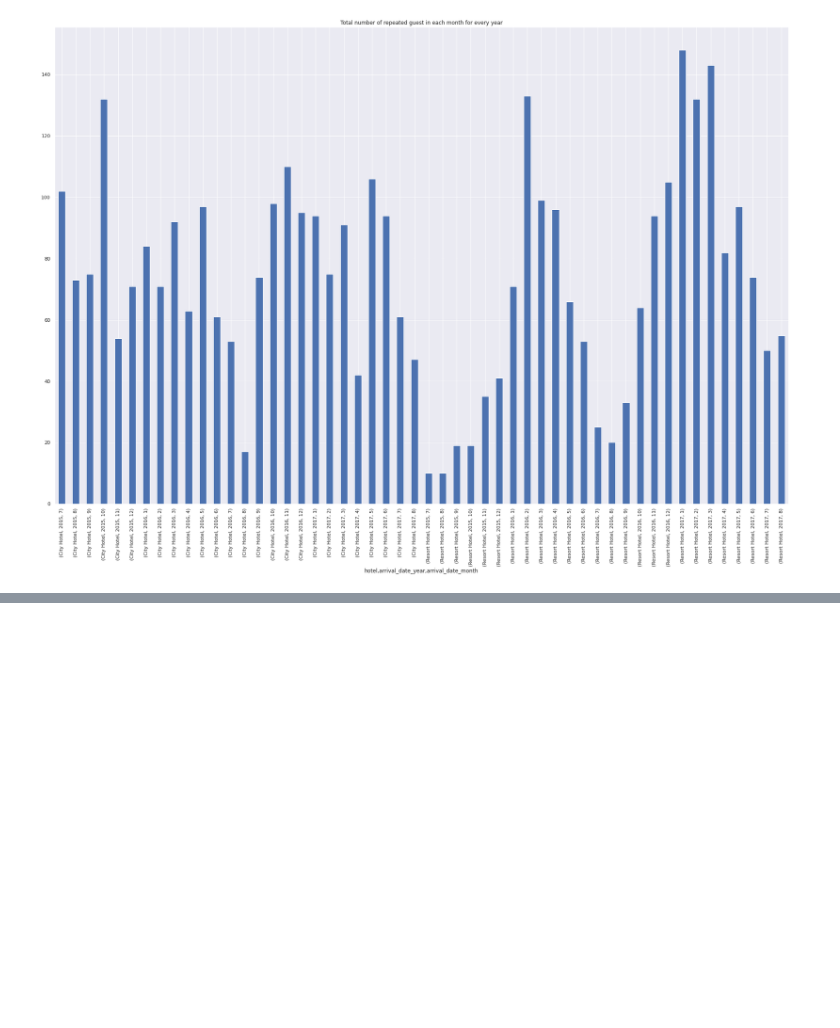
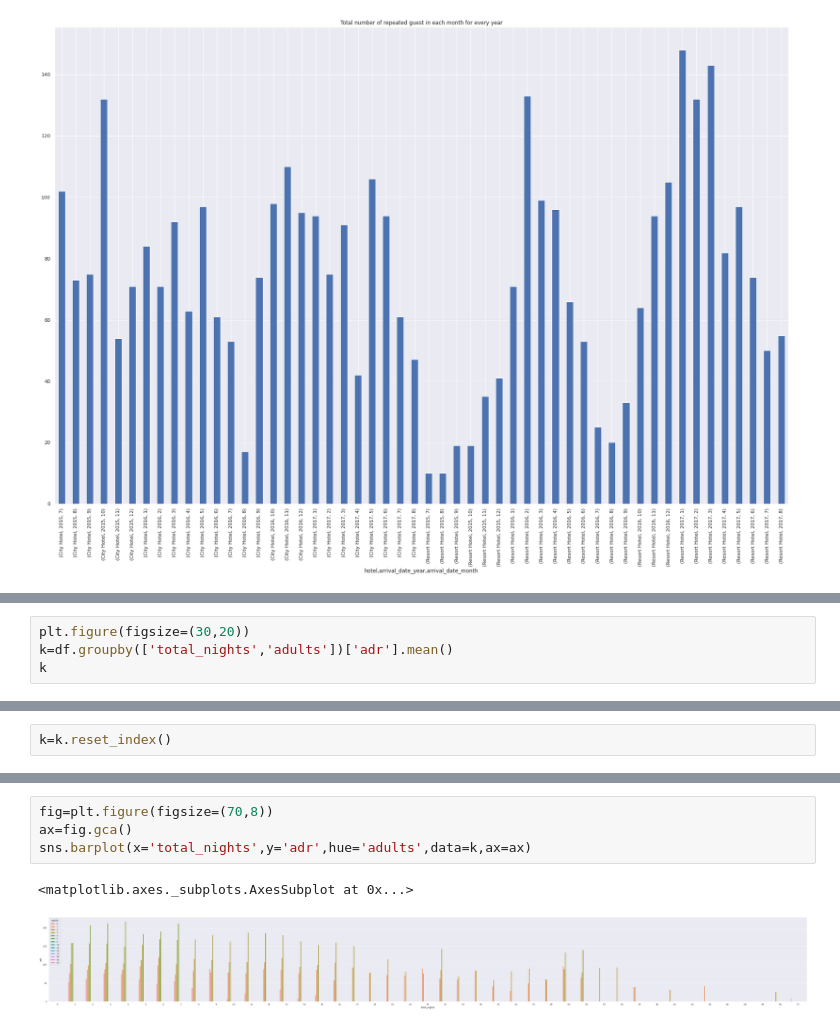
Before and after one commit to shivakumar17/hotel-booking, a Jupyter notebook: Copy_of_Hotel_Booking_Analysis_Capstone_Project.ipynb, the cells around one changed output, grey strips where cells are left out. Cells and saved outputs as stored; diff of their text form; blank space fills up the shorter version.

```diff
--- a/Copy_of_Hotel_Booking_Analysis_Capstone_Project.ipynb
+++ b/Copy_of_Hotel_Booking_Analysis_Capstone_Project.ipynb
@@ -362,0 +378,4 @@ Text(0.5, 1.0, 'Total number of repeated guest in each month for every year')
+# %%
+plt.figure(figsize=(30,20))
+k=df.groupby(['total_nights','adults'])['adr'].mean()
+k
@@ -362,0 +397,2 @@ Text(0.5, 1.0, 'Total number of repeated guest in each month for every year')
+# %%
+k=k.reset_index()
@@ -362,0 +431,7 @@ Text(0.5, 1.0, 'Total number of repeated guest in each month for every year')
+# %%
+fig=plt.figure(figsize=(70,8))
+ax=fig.gca()
+sns.barplot(x='total_nights',y='adr',hue='adults',data=k,ax=ax)
+# %% [output]
+<matplotlib.axes._subplots.AxesSubplot at 0x...>
+[figure, added]
```
Also changed, not shown: parts of 17 cells of this notebook.
